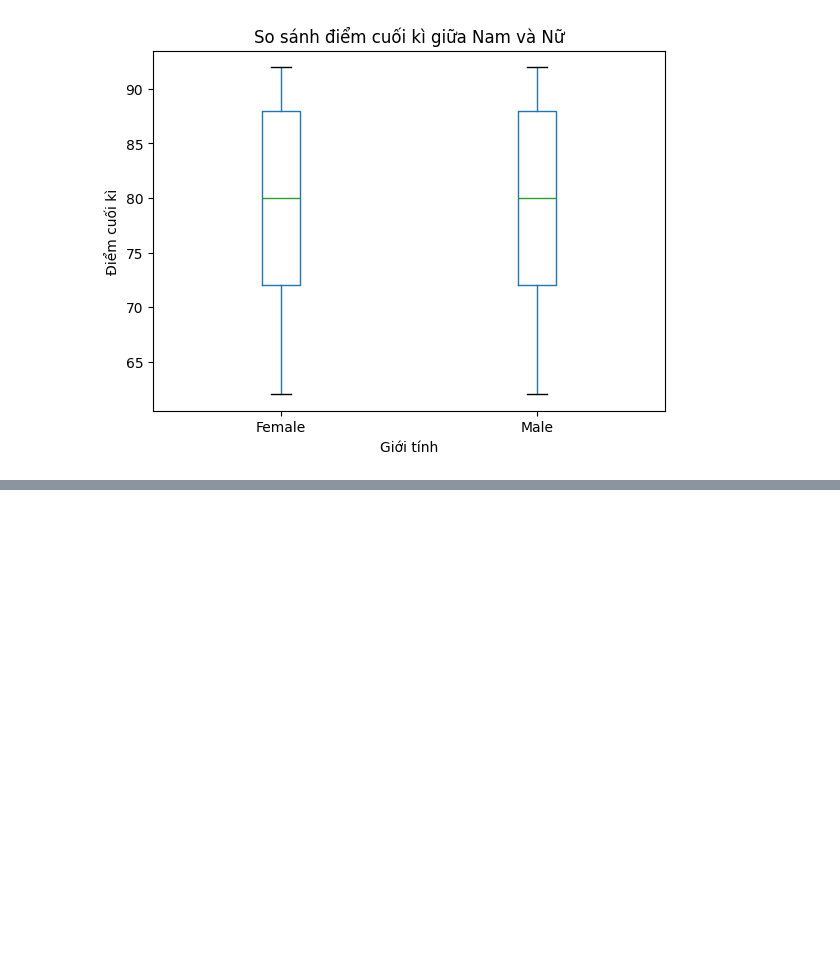
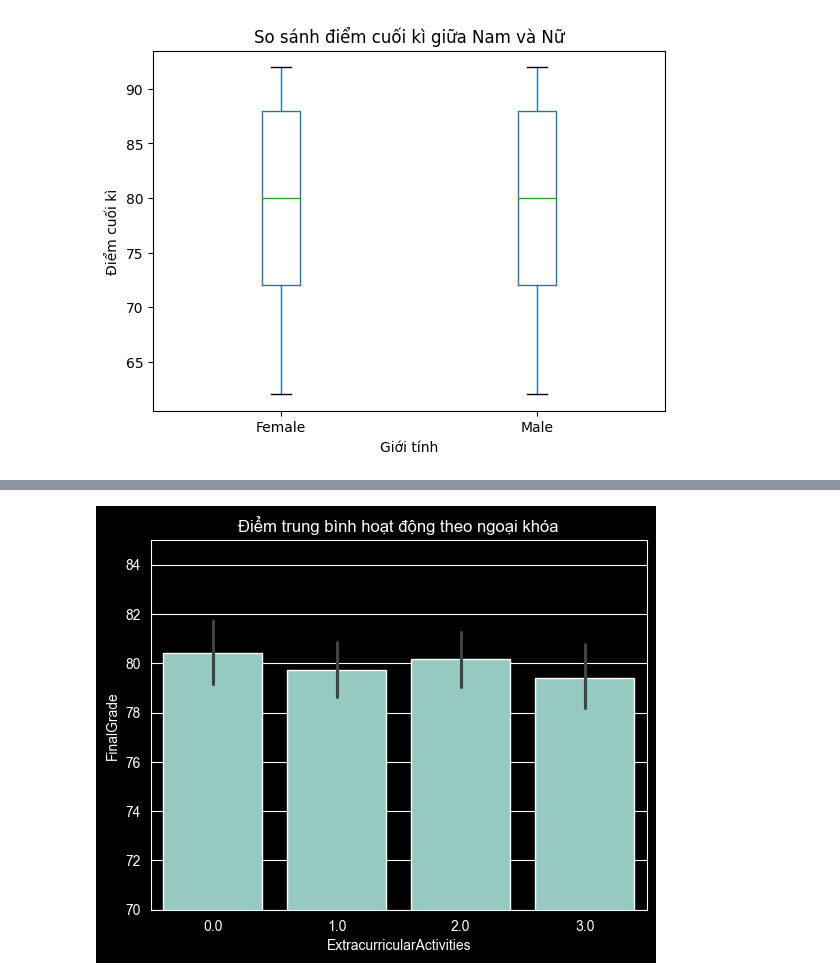
Before and after one commit to vonhu2875/-Student-Performance-Prediction-Classification-, a Jupyter notebook: notebooks/student_performance.ipynb, the cells around one changed output, grey strips where cells are left out. Saved outputs shown, nothing was run; the diff lists cells and outputs as text; code cells hidden in the pictures; blank space fills up the shorter version.

```diff
--- a/notebooks/student_performance.ipynb
+++ b/notebooks/student_performance.ipynb
@@ -49,0 +56,8 @@ plt.show()
+# %%
+# 7. Ảnh hưởng của ngoại khóa làm rõ hơn ở phần đỉnh
+sns.barplot(x='ExtracurricularActivities', y='FinalGrade', data=df)
+plt.ylim(70, 85)
+plt.title('Điểm trung bình hoạt động theo ngoại khóa')
+plt.show()
+# %% [output]
+[figure, added]
```
Also changed, not shown: parts of 3 cells of this notebook.
